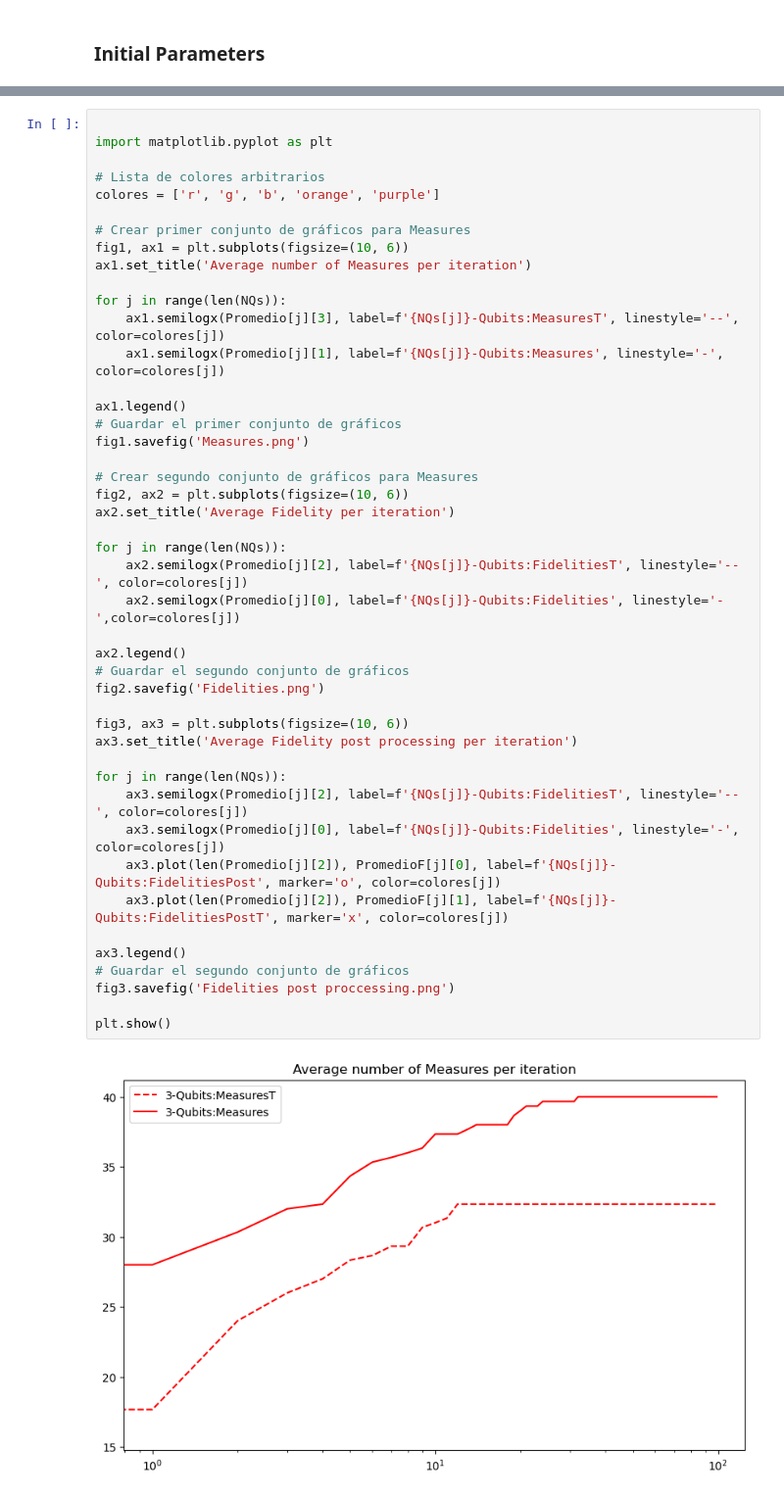
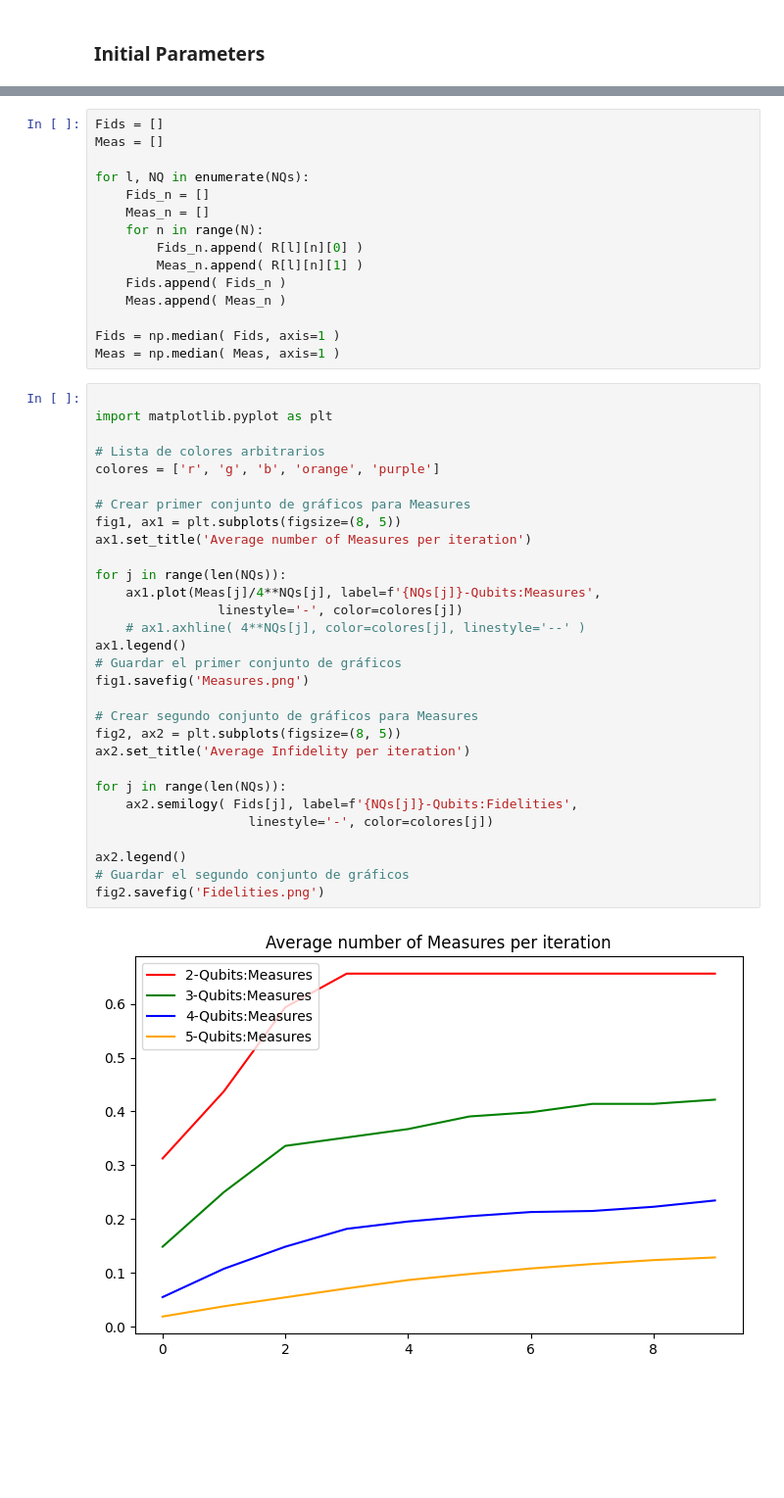
Before and after one commit to mtorressandoval/FFidelity, a Jupyter notebook: FastFidelity with Stochastic Optimization.ipynb, the cells around one changed output, grey strips where cells are left out. Shown at 98% size. Saved outputs shown, nothing was run; the diff lists cells and outputs as text; blank space fills up the shorter version.

```diff
--- a/FastFidelity with Stochastic Optimization.ipynb
+++ b/FastFidelity with Stochastic Optimization.ipynb
@@ -139,47 +145,47 @@ array([0.5009798 +8.89045781e-18j, 0.52193328+0.00000000e+00j])
+# %%
+Fids = []
+Meas = []
+
+for l, NQ in enumerate(NQs):
+    Fids_n = []
+    Meas_n = []
+    for n in range(N):
+        Fids_n.append( R[l][n][0] )
+        Meas_n.append( R[l][n][1] )
+    Fids.append( Fids_n )
+    Meas.append( Meas_n )
+
+Fids = np.median( Fids, axis=1 )
+Meas = np.median( Meas, axis=1 )
 # %%
 
 import matplotlib.pyplot as plt
 
 # Lista de colores arbitrarios
 colores = ['r', 'g', 'b', 'orange', 'purple']
 
 # Crear primer conjunto de gráficos para Measures
-fig1, ax1 = plt.subplots(figsize=(10, 6))
+fig1, ax1 = plt.subplots(figsize=(8, 5))
 ax1.set_title('Average number of Measures per iteration')
 
 for j in range(len(NQs)):
-    ax1.semilogx(Promedio[j][3], label=f'{NQs[j]}-Qubits:MeasuresT', linestyle='--', color=colores[j])
-    ax1.semilogx(Promedio[j][1], label=f'{NQs[j]}-Qubits:Measures', linestyle='-', color=colores[j])
-
+    ax1.plot(Meas[j]/4**NQs[j], label=f'{NQs[j]}-Qubits:Measures',
+                linestyle='-', color=colores[j])
+    # ax1.axhline( 4**NQs[j], color=colores[j], linestyle='--' )
 ax1.legend()
 # Guardar el primer conjunto de gráficos
 fig1.savefig('Measures.png')
 
 # Crear segundo conjunto de gráficos para Measures
-fig2, ax2 = plt.subplots(figsize=(10, 6))
-ax2.set_title('Average Fidelity per iteration')
+fig2, ax2 = plt.subplots(figsize=(8, 5))
+ax2.set_title('Average Infidelity per iteration')
 
 for j in range(len(NQs)):
-    ax2.semilogx(Promedio[j][2], label=f'{NQs[j]}-Qubits:FidelitiesT', linestyle='--', color=colores[j])
-    ax2.semilogx(Promedio[j][0], label=f'{NQs[j]}-Qubits:Fidelities', linestyle='-',color=colores[j])
+    ax2.semilogy( Fids[j], label=f'{NQs[j]}-Qubits:Fidelities',
+                    linestyle='-', color=colores[j])
 
 ax2.legend()
 # Guardar el segundo conjunto de gráficos
 fig2.savefig('Fidelities.png')
-
-fig3, ax3 = plt.subplots(figsize=(10, 6))
-ax3.set_title('Average Fidelity post processing per iteration')
-
-for j in range(len(NQs)):
-    ax3.semilogx(Promedio[j][2], label=f'{NQs[j]}-Qubits:FidelitiesT', linestyle='--', color=colores[j])
-    ax3.semilogx(Promedio[j][0], label=f'{NQs[j]}-Qubits:Fidelities', linestyle='-', color=colores[j])
-    ax3.plot(len(Promedio[j][2]), PromedioF[j][0], label=f'{NQs[j]}-Qubits:FidelitiesPost', marker='o', color=colores[j])
-    ax3.plot(len(Promedio[j][2]), PromedioF[j][1], label=f'{NQs[j]}-Qubits:FidelitiesPostT', marker='x', color=colores[j])
-
-ax3.legend()
-# Guardar el segundo conjunto de gráficos
-fig3.savefig('Fidelities post proccessing.png')
-
-plt.show()
 # %% [output]
-[figure, old version]
+[figure, new version]
```
Also changed, not shown: parts of 17 cells of this notebook, 10 other files.
